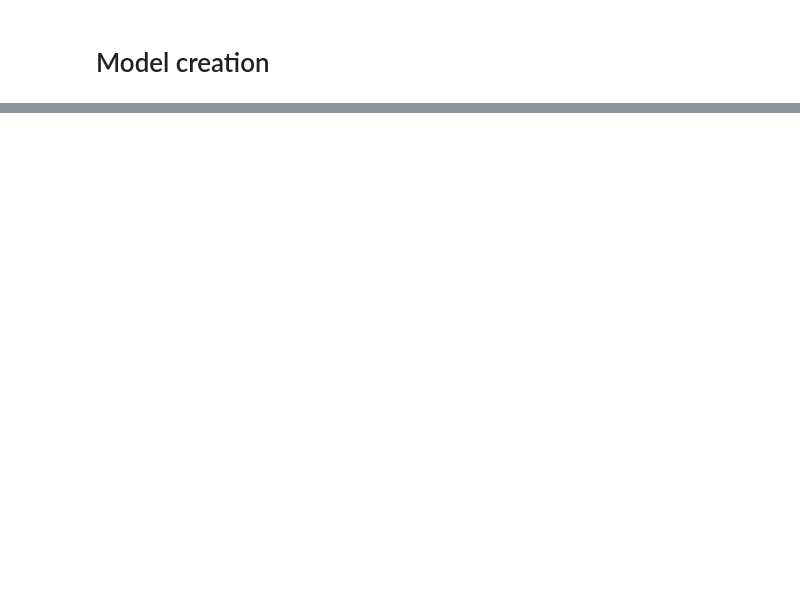
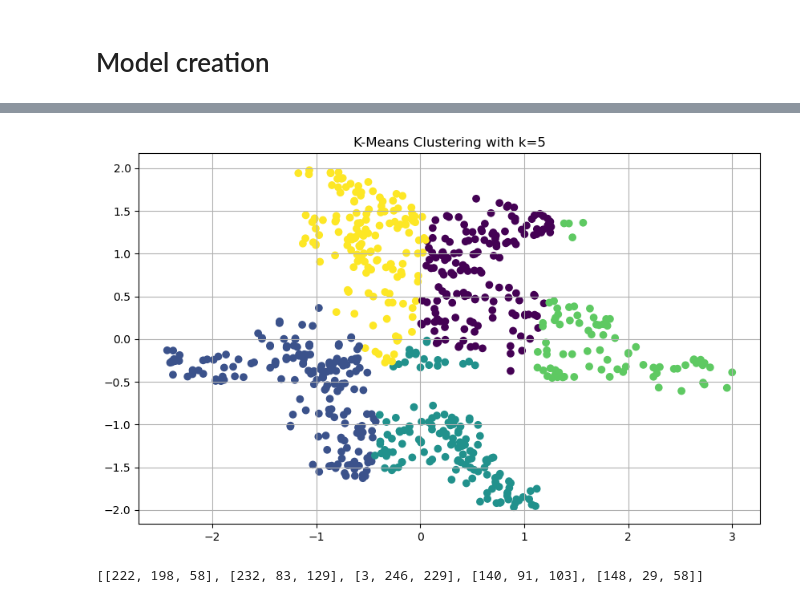
Before and after one commit to muohannedxd/day-type-identification-of-electricity-load, a Jupyter notebook: analysis.ipynb, the cells around one changed output, grey strips where cells are left out. Saved outputs shown, nothing was run; the diff lists cells and outputs as text; code cells hidden in the pictures; blank space fills up the shorter version.

```diff
--- a/analysis.ipynb
+++ b/analysis.ipynb
@@ -135,0 +337,14 @@ test.groupby(['date'])['error'].mean().sort_values(ascending=False).head(5)
+# %%
+k = 5
+kmeans = KMeans(n_clusters=k, n_init=10)
+cluster = kmeans.fit(ts_bydate)
+cluster_labels = kmeans.labels_
+cluster_centers = kmeans.cluster_centers_
+# %%
+# plotting the clustering results
+plt.figure(figsize=[10, 6])
+plt.scatter(daily_transformed[:, 0], daily_transformed[:, 1], c=cluster_labels)
+plt.title(f'K-Means Clustering with k={k}')
+plt.show()
+# %% [output]
+[figure, added]
@@ -135,0 +356,5 @@ test.groupby(['date'])['error'].mean().sort_values(ascending=False).head(5)
+# %%
+colors = [list(np.random.choice(range(255),size=3)) for x in range(cluster.n_clusters)]
+colors
+# %% [output]
+[[222, 198, 58], [232, 83, 129], [3, 246, 229], [140, 91, 103], [148, 29, 58]]
```
Also changed, not shown: parts of 43 cells of this notebook, 2 other files.
